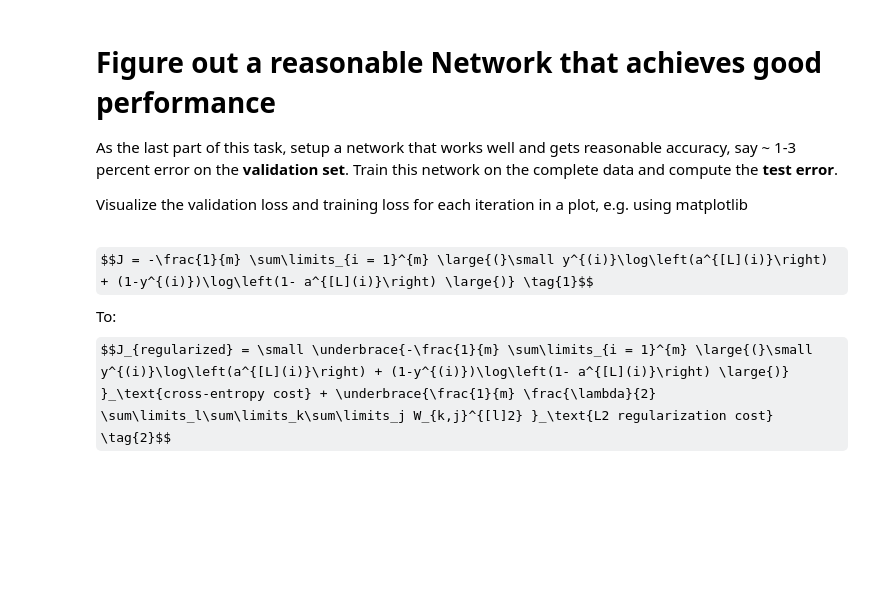
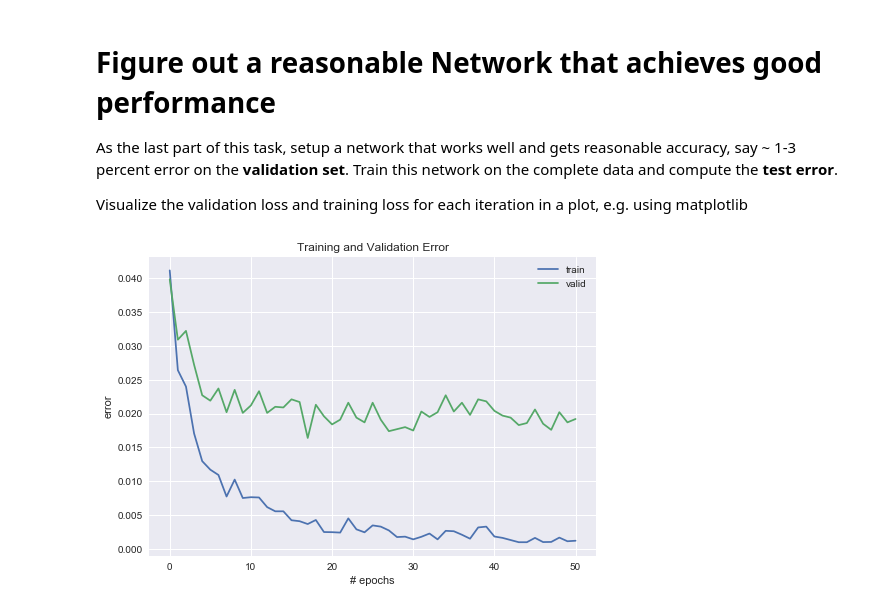
Before and after one commit to 2BH/dl-lab-ws2018, a Jupyter notebook: exercise1/exercise_1.ipynb, the cells around one changed output. Cells and saved outputs as stored; diff of their text form; code cells hidden in the pictures; some formulas as TeX source; blank space fills up the shorter version.

```diff
--- a/exercise1/exercise_1.ipynb
+++ b/exercise1/exercise_1.ipynb
@@ -766,9 +745,7 @@ Now we can finally really start training a Network!
 
 I pre-defined a small Network for you below. Again This is not really a good default and will not produce state of the art results. Please play around with this a bit. See how different activation functions and training procedures (gd / sgd) affect the result.
 # %%
-#runcode
 import time
-#np.seterr(all='raise')
 # Setup a small MLP / Neural Network
 # we can set the first shape to None here to indicate that
 # we will input a variable number inputs to the network
@@ -776,31 +753,17 @@ input_shape = (None, 28*28)
 layers = [InputLayer(input_shape)]
 layers.append(FullyConnectedLayer(
                 layers[-1],
-                num_units=64,
+                num_units=300,
                 init_stddev=0.01,
                 activation_fun=Activation('relu'),
                 random_seed = 0
 ))
 layers.append(FullyConnectedLayer(
                 layers[-1],
-                num_units=32,
+                num_units=200,
                 init_stddev=0.01,
                 activation_fun=Activation('relu'),
                 random_seed = 1
-))
-layers.append(FullyConnectedLayer(
-                layers[-1],
-                num_units=32,
-                init_stddev=0.01,
-                activation_fun=Activation('relu'),
-                random_seed = 78
-))
-layers.append(FullyConnectedLayer(
-                layers[-1],
-                num_units=16,
-                init_stddev=0.01,
-                activation_fun=Activation('relu'),
-                random_seed = 5123
 ))
 layers.append(FullyConnectedLayer(
                 layers[-1],
@@ -816,8 +779,9 @@ layers.append(SoftmaxOutput(layers[-1]))
 nn = NeuralNetwork(layers)
 # Train neural network
 t0 = time.time()
+max_epochs = 50
 nn.train(X_train, y_train, X_valid, y_valid, learning_rate=0.01,
-         max_epochs=40, batch_size=64, y_one_hot=True, descent_type = "adam", dropout = 0.75)
+         max_epochs=max_epochs, batch_size=64, y_one_hot=True, descent_type = "adam", dropout = 0.8)
 t1 = time.time()
 print('Duration: {:.1f}s'.format(t1-t0))
 # %% [output]
@@ -860,3 +805,6 @@ print(with_test_error)
+# %%
+train_error = nn.train_error
+valid_error = nn.valid_error
 # %% [markdown]
 # Figure out a reasonable Network that achieves good performance
 As the last part of this task, setup a network that works well and gets reasonable accuracy, say ~ 1-3 percent error on the **validation set**.
@@ -913,2 +814,16 @@ for i, k in enumerate(a[1:]):
-# %% [markdown]
-$$J = -\frac{1}{m} \sum\limits_{i = 1}^{m} \large{(}\small y^{(i)}\log\left(a^{[L](i)}\right) + (1-y^{(i)})\log\left(1- a^{[L](i)}\right) \large{)} \tag{1}$$ To: $$J_{regularized} = \small \underbrace{-\frac{1}{m} \sum\limits_{i = 1}^{m} \large{(}\small y^{(i)}\log\left(a^{[L](i)}\right) + (1-y^{(i)})\log\left(1- a^{[L](i)}\right) \large{)} }_\text{cross-entropy cost} + \underbrace{\frac{1}{m} \frac{\lambda}{2} \sum\limits_l\sum\limits_k\sum\limits_j W_{k,j}^{[l]2} }_\text{L2 regularization cost} \tag{2}$$
+# %%
+import matplotlib.pyplot as plt
+import seaborn as sns
+sns.set_style("darkgrid")
+epochs = np.arange(0, max_epochs+1)
+plt.plot(epochs, train_error, label = "train")
+plt.plot(epochs, valid_error, label = "valid")
+#plt.scatter(epochs[-1], test_error, label = "test", marker = "x", color = "red")
+plt.grid(True)
+plt.xlabel("# epochs")
+plt.ylabel("error")
+plt.legend()
+plt.title("Training and Validation Error")
+plt.show()
+# %% [output]
+[figure, added]
```
Also changed, not shown: parts of 22 cells of this notebook, 7 other files.
